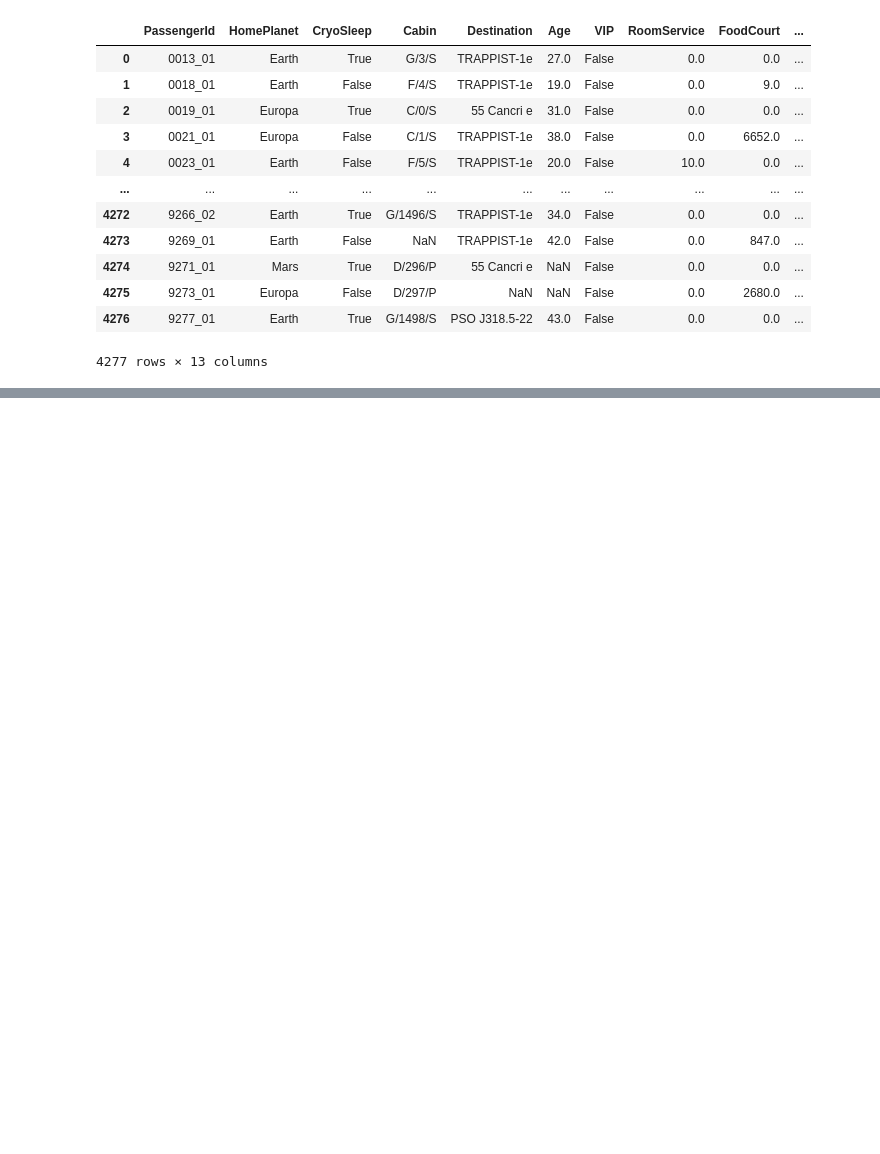
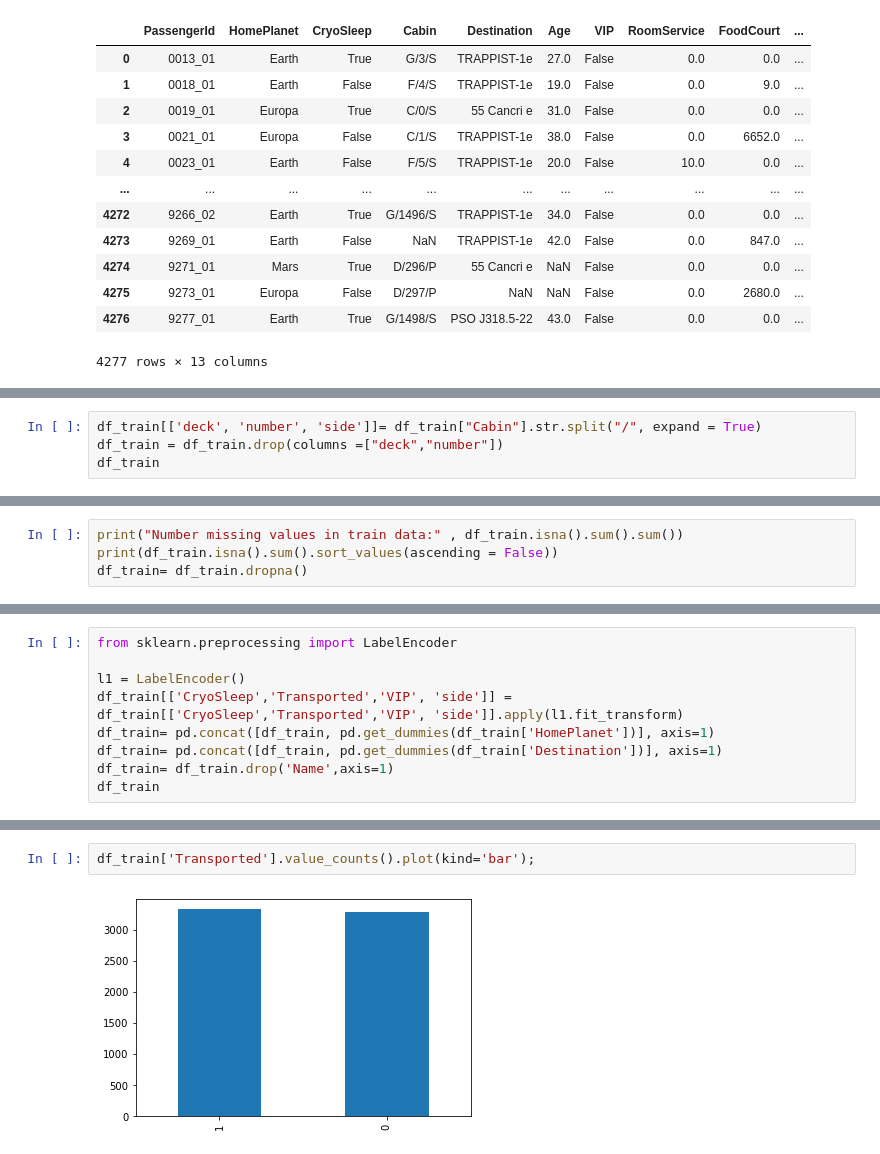
Before and after one commit to tosi18/Spaceship-Titanic, a Jupyter notebook: Code.ipynb, the cells around one changed output, grey strips where cells are left out. Saved outputs shown, nothing was run; the diff lists cells and outputs as text; blank space fills up the shorter version.

```diff
--- a/Code.ipynb
+++ b/Code.ipynb
@@ -37,0 +133,4 @@ df_test
+# %%
+df_train[['deck', 'number', 'side']]= df_train["Cabin"].str.split("/", expand = True)
+df_train = df_train.drop(columns =["deck","number"])
+df_train
@@ -37,0 +164,4 @@ df_test
+# %%
+print("Number missing values in train data:" , df_train.isna().sum().sum())
+print(df_train.isna().sum().sort_values(ascending = False))
+df_train= df_train.dropna()
@@ -37,0 +204,9 @@ df_test
+# %%
+from sklearn.preprocessing import LabelEncoder
+
+l1 = LabelEncoder()
+df_train[['CryoSleep','Transported','VIP', 'side']] = df_train[['CryoSleep','Transported','VIP', 'side']].apply(l1.fit_transform)
+df_train= pd.concat([df_train, pd.get_dummies(df_train['HomePlanet'])], axis=1)
+df_train= pd.concat([df_train, pd.get_dummies(df_train['Destination'])], axis=1)
+df_train= df_train.drop('Name',axis=1)
+df_train
@@ -37,0 +262,4 @@ df_test
+# %%
+df_train['Transported'].value_counts().plot(kind='bar');
+# %% [output]
+[figure, added]
```
Also changed, not shown: parts of 51 cells of this notebook, 1 other file.
